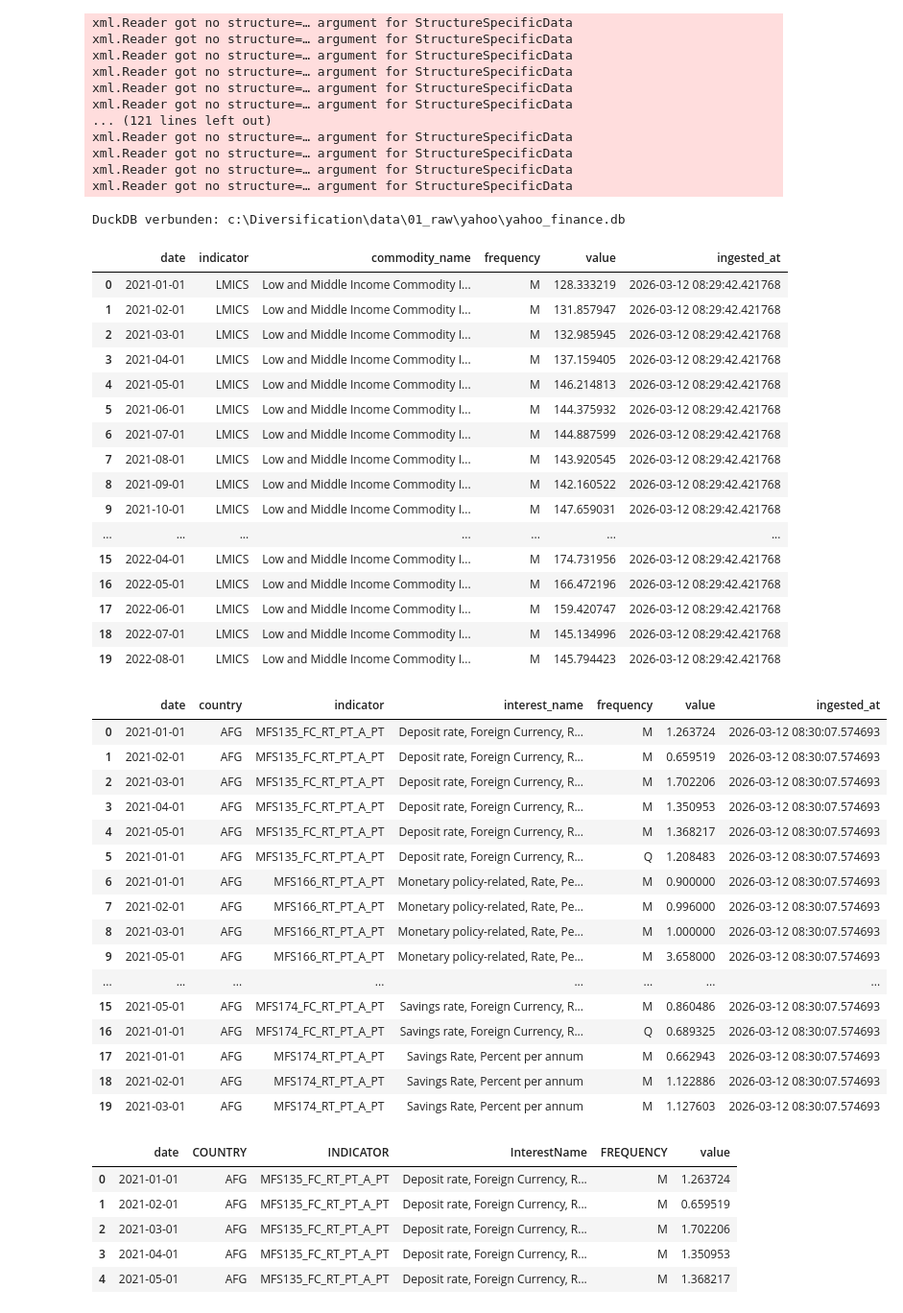
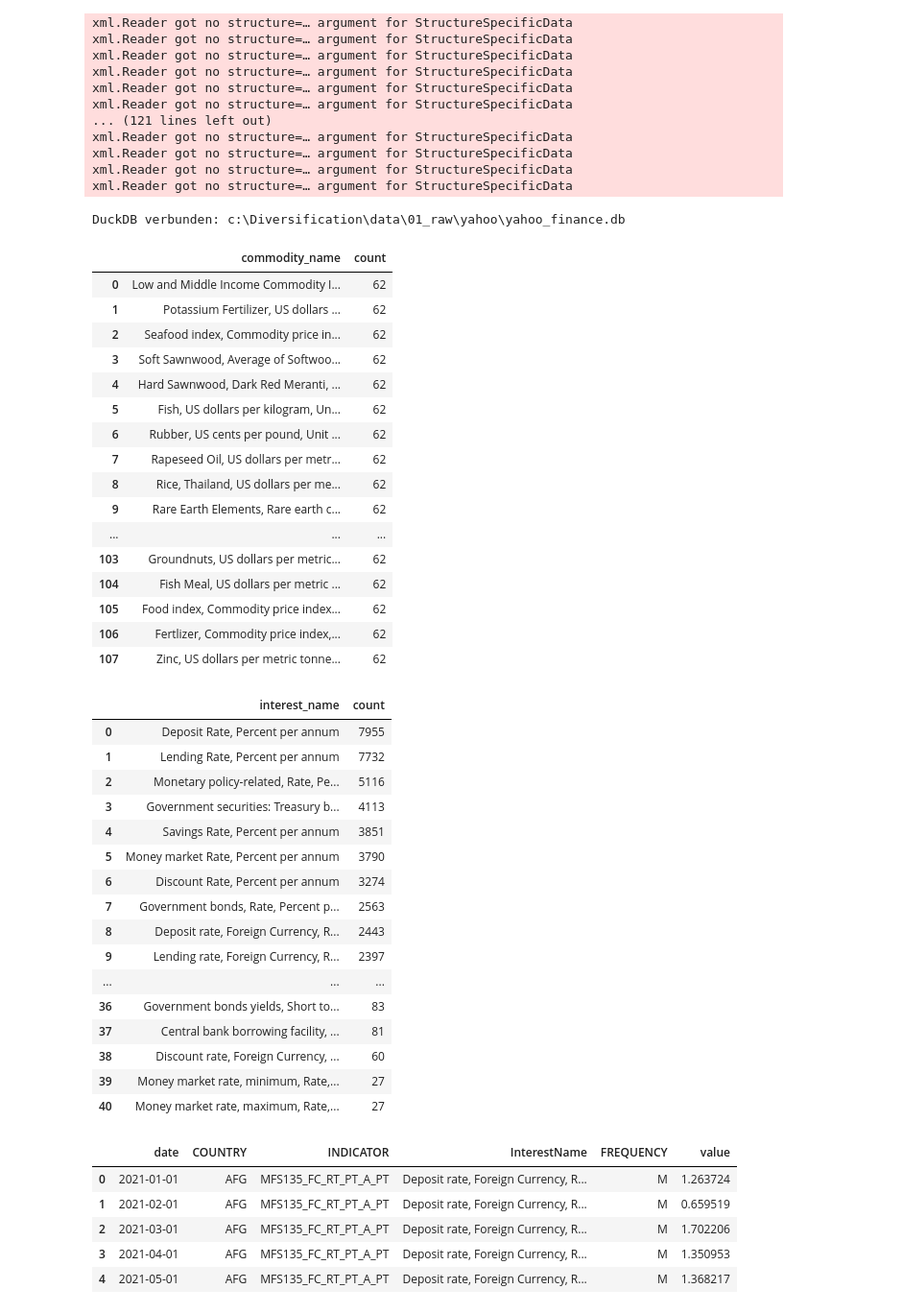
Before and after one commit to KonradSchumacher/DivAnalysisGNN, a Jupyter notebook: src/01_Ingestors/IMF_ingestor.ipynb, the cells around one changed output. Shown at 96% size. Saved outputs shown, nothing was run; the diff lists cells and outputs as text; code cells hidden in the pictures.

```diff
--- a/src/01_Ingestors/IMF_ingestor.ipynb
+++ b/src/01_Ingestors/IMF_ingestor.ipynb
@@ -101,50 +101,52 @@ xml.Reader got no structure=… argument for StructureSpecificData
 # %%
 hub = DataHub()
 
-hub.insert_commodities(dfc)
+#hub.insert_commodities(dfc)
 
-hub.preview_data("bronze_commodities", 20)
+hub.preview_data("bronze_commodities", 1000000)['commodity_name'].value_counts().reset_index()
 # %% [output]
 DuckDB verbunden: c:\Diversification\data\01_raw\yahoo\yahoo_finance.db
-|  | date | indicator | commodity_name | frequency | value | ingested_at |
-| 0 | 2021-01-01 | LMICS | Low and Middle Income Commodity I... | M | 128.333219 | 2026-03-12 08:29:42.421768 |
-| 1 | 2021-02-01 | LMICS | Low and Middle Income Commodity I... | M | 131.857947 | 2026-03-12 08:29:42.421768 |
-| 2 | 2021-03-01 | LMICS | Low and Middle Income Commodity I... | M | 132.985945 | 2026-03-12 08:29:42.421768 |
-| 3 | 2021-04-01 | LMICS | Low and Middle Income Commodity I... | M | 137.159405 | 2026-03-12 08:29:42.421768 |
-| 4 | 2021-05-01 | LMICS | Low and Middle Income Commodity I... | M | 146.214813 | 2026-03-12 08:29:42.421768 |
-| 5 | 2021-06-01 | LMICS | Low and Middle Income Commodity I... | M | 144.375932 | 2026-03-12 08:29:42.421768 |
-| 6 | 2021-07-01 | LMICS | Low and Middle Income Commodity I... | M | 144.887599 | 2026-03-12 08:29:42.421768 |
-| 7 | 2021-08-01 | LMICS | Low and Middle Income Commodity I... | M | 143.920545 | 2026-03-12 08:29:42.421768 |
-| 8 | 2021-09-01 | LMICS | Low and Middle Income Commodity I... | M | 142.160522 | 2026-03-12 08:29:42.421768 |
-| 9 | 2021-10-01 | LMICS | Low and Middle Income Commodity I... | M | 147.659031 | 2026-03-12 08:29:42.421768 |
-| ... | ... | ... | ... | ... | ... | ... |
-| 15 | 2022-04-01 | LMICS | Low and Middle Income Commodity I... | M | 174.731956 | 2026-03-12 08:29:42.421768 |
-| 16 | 2022-05-01 | LMICS | Low and Middle Income Commodity I... | M | 166.472196 | 2026-03-12 08:29:42.421768 |
-| 17 | 2022-06-01 | LMICS | Low and Middle Income Commodity I... | M | 159.420747 | 2026-03-12 08:29:42.421768 |
-| 18 | 2022-07-01 | LMICS | Low and Middle Income Commodity I... | M | 145.134996 | 2026-03-12 08:29:42.421768 |
-| 19 | 2022-08-01 | LMICS | Low and Middle Income Commodity I... | M | 145.794423 | 2026-03-12 08:29:42.421768 |
+|  | commodity_name | count |
+| 0 | Low and Middle Income Commodity I... | 62 |
+| 1 | Potassium Fertilizer, US dollars ... | 62 |
+| 2 | Seafood index, Commodity price in... | 62 |
+| 3 | Soft Sawnwood, Average of Softwoo... | 62 |
+| 4 | Hard Sawnwood, Dark Red Meranti, ... | 62 |
+| 5 | Fish, US dollars per kilogram, Un... | 62 |
+| 6 | Rubber, US cents per pound, Unit ... | 62 |
+| 7 | Rapeseed Oil, US dollars per metr... | 62 |
+| 8 | Rice, Thailand, US dollars per me... | 62 |
+| 9 | Rare Earth Elements, Rare earth c... | 62 |
+| ... | ... | ... |
+| 103 | Groundnuts, US dollars per metric... | 62 |
+| 104 | Fish Meal, US dollars per metric ... | 62 |
+| 105 | Food index, Commodity price index... | 62 |
+| 106 | Fertlizer, Commodity price index,... | 62 |
+| 107 | Zinc, US dollars per metric tonne... | 62 |
 # %%
-hub.insert_interest(dfi)
+#hub.insert_interest(dfi)
+pd.set_option("display.max_colwidth", None)
+pd.set_option("display.max_colwidth", None)
 
-hub.preview_data("bronze_interest", 20)
+hub.preview_data("bronze_interest", 100000000)['interest_name'].value_counts().reset_index()
 # %% [output]
-|  | date | country | indicator | interest_name | frequency | value | ingested_at |
-| 0 | 2021-01-01 | AFG | MFS135_FC_RT_PT_A_PT | Deposit rate, Foreign Currency, R... | M | 1.263724 | 2026-03-12 08:30:07.574693 |
-| 1 | 2021-02-01 | AFG | MFS135_FC_RT_PT_A_PT | Deposit rate, Foreign Currency, R... | M | 0.659519 | 2026-03-12 08:30:07.574693 |
-| 2 | 2021-03-01 | AFG | MFS135_FC_RT_PT_A_PT | Deposit rate, Foreign Currency, R... | M | 1.702206 | 2026-03-12 08:30:07.574693 |
-| 3 | 2021-04-01 | AFG | MFS135_FC_RT_PT_A_PT | Deposit rate, Foreign Currency, R... | M | 1.350953 | 2026-03-12 08:30:07.574693 |
-| 4 | 2021-05-01 | AFG | MFS135_FC_RT_PT_A_PT | Deposit rate, Foreign Currency, R... | M | 1.368217 | 2026-03-12 08:30:07.574693 |
-| 5 | 2021-01-01 | AFG | MFS135_FC_RT_PT_A_PT | Deposit rate, Foreign Currency, R... | Q | 1.208483 | 2026-03-12 08:30:07.574693 |
-| 6 | 2021-01-01 | AFG | MFS166_RT_PT_A_PT | Monetary policy-related, Rate, Pe... | M | 0.900000 | 2026-03-12 08:30:07.574693 |
-| 7 | 2021-02-01 | AFG | MFS166_RT_PT_A_PT | Monetary policy-related, Rate, Pe... | M | 0.996000 | 2026-03-12 08:30:07.574693 |
-| 8 | 2021-03-01 | AFG | MFS166_RT_PT_A_PT | Monetary policy-related, Rate, Pe... | M | 1.000000 | 2026-03-12 08:30:07.574693 |
-| 9 | 2021-05-01 | AFG | MFS166_RT_PT_A_PT | Monetary policy-related, Rate, Pe... | M | 3.658000 | 2026-03-12 08:30:07.574693 |
-| ... | ... | ... | ... | ... | ... | ... | ... |
-| 15 | 2021-05-01 | AFG | MFS174_FC_RT_PT_A_PT | Savings rate, Foreign Currency, R... | M | 0.860486 | 2026-03-12 08:30:07.574693 |
-| 16 | 2021-01-01 | AFG | MFS174_FC_RT_PT_A_PT | Savings rate, Foreign Currency, R... | Q | 0.689325 | 2026-03-12 08:30:07.574693 |
-| 17 | 2021-01-01 | AFG | MFS174_RT_PT_A_PT | Savings Rate, Percent per annum | M | 0.662943 | 2026-03-12 08:30:07.574693 |
-| 18 | 2021-02-01 | AFG | MFS174_RT_PT_A_PT | Savings Rate, Percent per annum | M | 1.122886 | 2026-03-12 08:30:07.574693 |
-| 19 | 2021-03-01 | AFG | MFS174_RT_PT_A_PT | Savings Rate, Percent per annum | M | 1.127603 | 2026-03-12 08:30:07.574693 |
+|  | interest_name | count |
+| 0 | Deposit Rate, Percent per annum | 7955 |
+| 1 | Lending Rate, Percent per annum | 7732 |
+| 2 | Monetary policy-related, Rate, Pe... | 5116 |
+| 3 | Government securities: Treasury b... | 4113 |
+| 4 | Savings Rate, Percent per annum | 3851 |
+| 5 | Money market Rate, Percent per annum | 3790 |
+| 6 | Discount Rate, Percent per annum | 3274 |
+| 7 | Government bonds, Rate, Percent p... | 2563 |
+| 8 | Deposit rate, Foreign Currency, R... | 2443 |
+| 9 | Lending rate, Foreign Currency, R... | 2397 |
+| ... | ... | ... |
+| 36 | Government bonds yields, Short to... | 83 |
+| 37 | Central bank borrowing facility, ... | 81 |
+| 38 | Discount rate, Foreign Currency, ... | 60 |
+| 39 | Money market rate, minimum, Rate,... | 27 |
+| 40 | Money market rate, maximum, Rate,... | 27 |
 # %%
 dfi.head()
 # %% [output]
```
Also changed, not shown: 7 other files.
